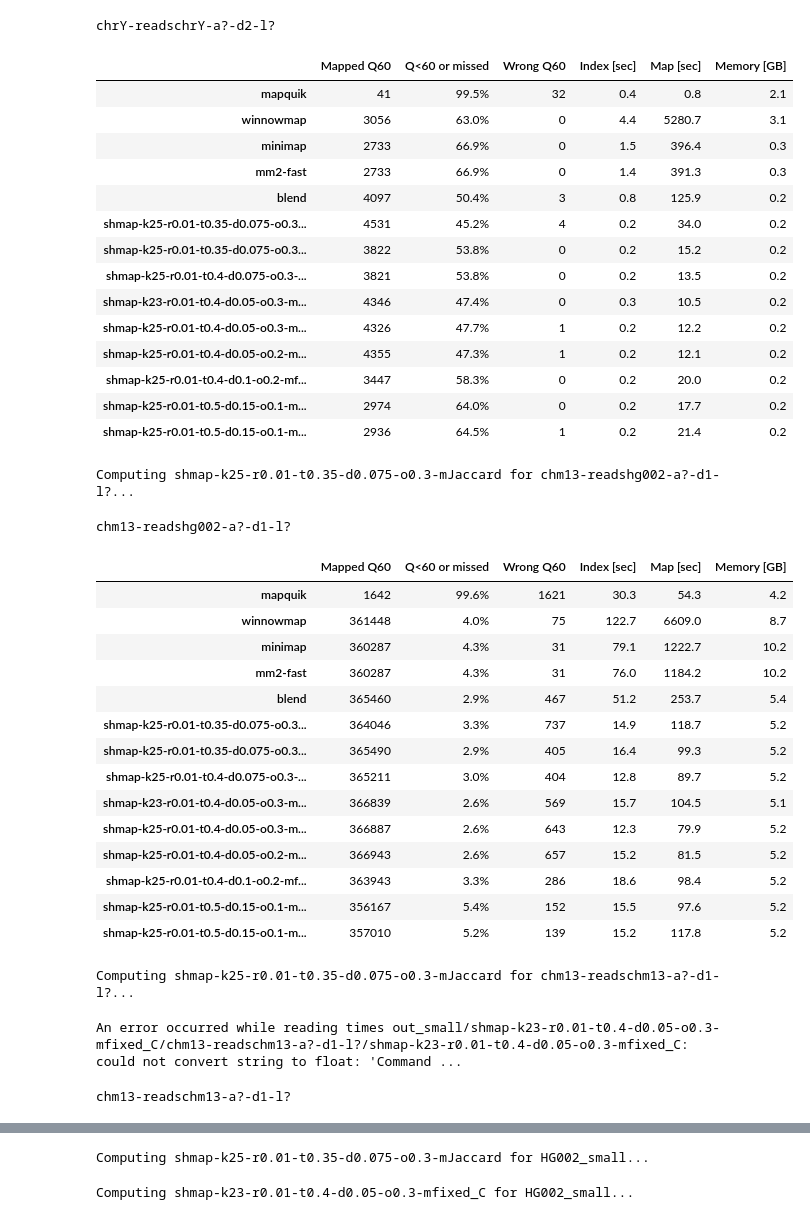
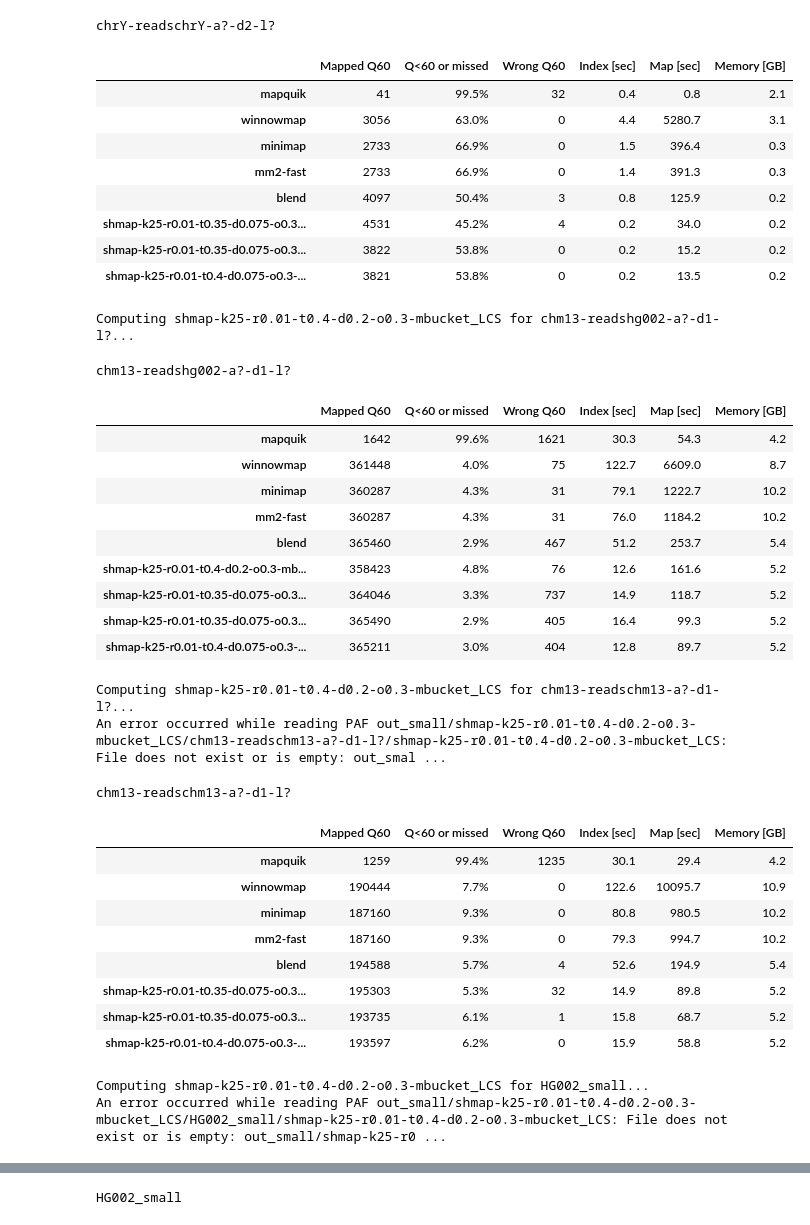
Before and after one commit to pesho-ivanov/shmap, a Jupyter notebook: evals/compare.ipynb, the cells around one changed output, grey strips where cells are left out. Saved outputs shown, nothing was run; the diff lists cells and outputs as text; code cells hidden in the pictures.

```diff
--- a/evals/compare.ipynb
+++ b/evals/compare.ipynb
@@ -254,7 +254,11 @@ def get_comparison_table(main_dir: Path, refname, experiment: Path, tools):
         row = pd.Series({
             'tool': tool,
         })
-        paf = read_paf(d, len(reads), experiment, tool, ax)
+        try:
+            paf = read_paf(d, len(reads), experiment, tool, ax)
+        except Exception as e:
+            print(f"An error occurred while reading PAF {d}: {e}")
+            continue
         row = pd.concat([row, paf])
         try:
             row = pd.concat([row, read_times(d)])   # .time, .index.time
@@ -298,15 +302,16 @@ tools = [
          'mm2-fast',
          'blend',
          #'shmap-k25-r0.01-t0.35-d0.075-o0.3-mbucket_LCS',
+         #'shmap-k25-r0.01-t0.4-d0.2-o0.3-mContainment',
+         'shmap-k25-r0.01-t0.4-d0.2-o0.3-mbucket_LCS',
          'shmap-k25-r0.01-t0.35-d0.075-o0.3-mJaccard',
          'shmap-k25-r0.01-t0.35-d0.075-o0.3-mfixed_C',
          'shmap-k25-r0.01-t0.4-d0.075-o0.3-mfixed_C',
-         'shmap-k23-r0.01-t0.4-d0.05-o0.3-mfixed_C',
-         'shmap-k25-r0.01-t0.4-d0.05-o0.3-mfixed_C',
-         'shmap-k25-r0.01-t0.4-d0.05-o0.2-mfixed_C',
-         'shmap-k25-r0.01-t0.4-d0.1-o0.2-mfixed_C',
-         'shmap-k25-r0.01-t0.5-d0.15-o0.1-mfixed_C',
-         'shmap-k25-r0.01-t0.5-d0.15-o0.1-mbucket_LCS',
+         #'shmap-k25-r0.01-t0.4-d0.05-o0.3-mfixed_C',
+         #'shmap-k25-r0.01-t0.4-d0.05-o0.2-mfixed_C',
+         #'shmap-k25-r0.01-t0.4-d0.1-o0.2-mfixed_C',
+         #'shmap-k25-r0.01-t0.5-d0.15-o0.1-mfixed_C',
+         #'shmap-k25-r0.01-t0.5-d0.15-o0.1-mbucket_LCS',
          #'shmap-k25-r0.01-t0.5-d0.15-o0.1-mbucket_SH',
          #'shmap-k25-r0.01-t0.4-d0.15-o0.1-mfixed_C',
          #'shmap-k25-r0.01-t0.4-d0.15-o0.1-mbucket_SH',
@@ -350,36 +356,36 @@ Computing shmap-k25-r0.01-t0.35-d0.075-o0.3-mJaccard for chrY-readschrY-a?-d2-l?
 chrY-readschrY-a?-d2-l?
 |  | Mapped Q60 | Q<60 or missed | Wrong Q60 | Index [sec] | Map [sec] | Memory [GB] |
 | mapquik | 41 | 99.5% | 32 | 0.4 | 0.8 | 2.1 |
 | winnowmap | 3056 | 63.0% | 0 | 4.4 | 5280.7 | 3.1 |
 | minimap | 2733 | 66.9% | 0 | 1.5 | 396.4 | 0.3 |
 | mm2-fast | 2733 | 66.9% | 0 | 1.4 | 391.3 | 0.3 |
 | blend | 4097 | 50.4% | 3 | 0.8 | 125.9 | 0.2 |
 | shmap-k25-r0.01-t0.35-d0.075-o0.3... | 4531 | 45.2% | 4 | 0.2 | 34.0 | 0.2 |
 | shmap-k25-r0.01-t0.35-d0.075-o0.3... | 3822 | 53.8% | 0 | 0.2 | 15.2 | 0.2 |
 | shmap-k25-r0.01-t0.4-d0.075-o0.3-... | 3821 | 53.8% | 0 | 0.2 | 13.5 | 0.2 |
-| shmap-k23-r0.01-t0.4-d0.05-o0.3-m... | 4346 | 47.4% | 0 | 0.3 | 10.5 | 0.2 |
-| shmap-k25-r0.01-t0.4-d0.05-o0.3-m... | 4326 | 47.7% | 1 | 0.2 | 12.2 | 0.2 |
-| shmap-k25-r0.01-t0.4-d0.05-o0.2-m... | 4355 | 47.3% | 1 | 0.2 | 12.1 | 0.2 |
-| shmap-k25-r0.01-t0.4-d0.1-o0.2-mf... | 3447 | 58.3% | 0 | 0.2 | 20.0 | 0.2 |
-| shmap-k25-r0.01-t0.5-d0.15-o0.1-m... | 2974 | 64.0% | 0 | 0.2 | 17.7 | 0.2 |
-| shmap-k25-r0.01-t0.5-d0.15-o0.1-m... | 2936 | 64.5% | 1 | 0.2 | 21.4 | 0.2 |
-Computing shmap-k25-r0.01-t0.35-d0.075-o0.3-mJaccard for chm13-readshg002-a?-d1-l?...
+Computing shmap-k25-r0.01-t0.4-d0.2-o0.3-mbucket_LCS for chm13-readshg002-a?-d1-l?...
 chm13-readshg002-a?-d1-l?
 |  | Mapped Q60 | Q<60 or missed | Wrong Q60 | Index [sec] | Map [sec] | Memory [GB] |
 | mapquik | 1642 | 99.6% | 1621 | 30.3 | 54.3 | 4.2 |
 | winnowmap | 361448 | 4.0% | 75 | 122.7 | 6609.0 | 8.7 |
 | minimap | 360287 | 4.3% | 31 | 79.1 | 1222.7 | 10.2 |
 | mm2-fast | 360287 | 4.3% | 31 | 76.0 | 1184.2 | 10.2 |
 | blend | 365460 | 2.9% | 467 | 51.2 | 253.7 | 5.4 |
+| shmap-k25-r0.01-t0.4-d0.2-o0.3-mb... | 358423 | 4.8% | 76 | 12.6 | 161.6 | 5.2 |
 | shmap-k25-r0.01-t0.35-d0.075-o0.3... | 364046 | 3.3% | 737 | 14.9 | 118.7 | 5.2 |
 | shmap-k25-r0.01-t0.35-d0.075-o0.3... | 365490 | 2.9% | 405 | 16.4 | 99.3 | 5.2 |
 | shmap-k25-r0.01-t0.4-d0.075-o0.3-... | 365211 | 3.0% | 404 | 12.8 | 89.7 | 5.2 |
-| shmap-k23-r0.01-t0.4-d0.05-o0.3-m... | 366839 | 2.6% | 569 | 15.7 | 104.5 | 5.1 |
-| shmap-k25-r0.01-t0.4-d0.05-o0.3-m... | 366887 | 2.6% | 643 | 12.3 | 79.9 | 5.2 |
-| shmap-k25-r0.01-t0.4-d0.05-o0.2-m... | 366943 | 2.6% | 657 | 15.2 | 81.5 | 5.2 |
-| shmap-k25-r0.01-t0.4-d0.1-o0.2-mf... | 363943 | 3.3% | 286 | 18.6 | 98.4 | 5.2 |
-| shmap-k25-r0.01-t0.5-d0.15-o0.1-m... | 356167 | 5.4% | 152 | 15.5 | 97.6 | 5.2 |
-| shmap-k25-r0.01-t0.5-d0.15-o0.1-m... | 357010 | 5.2% | 139 | 15.2 | 117.8 | 5.2 |
-Computing shmap-k25-r0.01-t0.35-d0.075-o0.3-mJaccard for chm13-readschm13-a?-d1-l?...
+Computing shmap-k25-r0.01-t0.4-d0.2-o0.3-mbucket_LCS for chm13-readschm13-a?-d1-l?...
+An error occurred while reading PAF out_small/shmap-k25-r0.01-t0.4-d0.2-o0.3-mbucket_LCS/chm13-readschm13-a?-d1-l?/shmap-k25-r0.01-t0.4-d0.2-o0.3-mbucket_LCS: File does not exist or is empty: out_smal ...
-An error occurred while reading times out_small/shmap-k23-r0.01-t0.4-d0.05-o0.3-mfixed_C/chm13-readschm13-a?-d1-l?/shmap-k23-r0.01-t0.4-d0.05-o0.3-mfixed_C: could not convert string to float: 'Command ...
+chm13-readschm13-a?-d1-l?
+|  | Mapped Q60 | Q<60 or missed | Wrong Q60 | Index [sec] | Map [sec] | Memory [GB] |
+| mapquik | 1259 | 99.4% | 1235 | 30.1 | 29.4 | 4.2 |
+| winnowmap | 190444 | 7.7% | 0 | 122.6 | 10095.7 | 10.9 |
+| minimap | 187160 | 9.3% | 0 | 80.8 | 980.5 | 10.2 |
+| mm2-fast | 187160 | 9.3% | 0 | 79.3 | 994.7 | 10.2 |
+| blend | 194588 | 5.7% | 4 | 52.6 | 194.9 | 5.4 |
+| shmap-k25-r0.01-t0.35-d0.075-o0.3... | 195303 | 5.3% | 32 | 14.9 | 89.8 | 5.2 |
+| shmap-k25-r0.01-t0.35-d0.075-o0.3... | 193735 | 6.1% | 1 | 15.8 | 68.7 | 5.2 |
+| shmap-k25-r0.01-t0.4-d0.075-o0.3-... | 193597 | 6.2% | 0 | 15.9 | 58.8 | 5.2 |
-chm13-readschm13-a?-d1-l?
+Computing shmap-k25-r0.01-t0.4-d0.2-o0.3-mbucket_LCS for HG002_small...
+An error occurred while reading PAF out_small/shmap-k25-r0.01-t0.4-d0.2-o0.3-mbucket_LCS/HG002_small/shmap-k25-r0.01-t0.4-d0.2-o0.3-mbucket_LCS: File does not exist or is empty: out_small/shmap-k25-r0 ...
@@ -401,2 +392 @@ chm13-readschm13-a?-d1-l?
-Computing shmap-k25-r0.01-t0.35-d0.075-o0.3-mJaccard for HG002_small...
+HG002_small
-Computing shmap-k23-r0.01-t0.4-d0.05-o0.3-mfixed_C for HG002_small...
```
Also changed, not shown: parts of 1 cell of this notebook.
